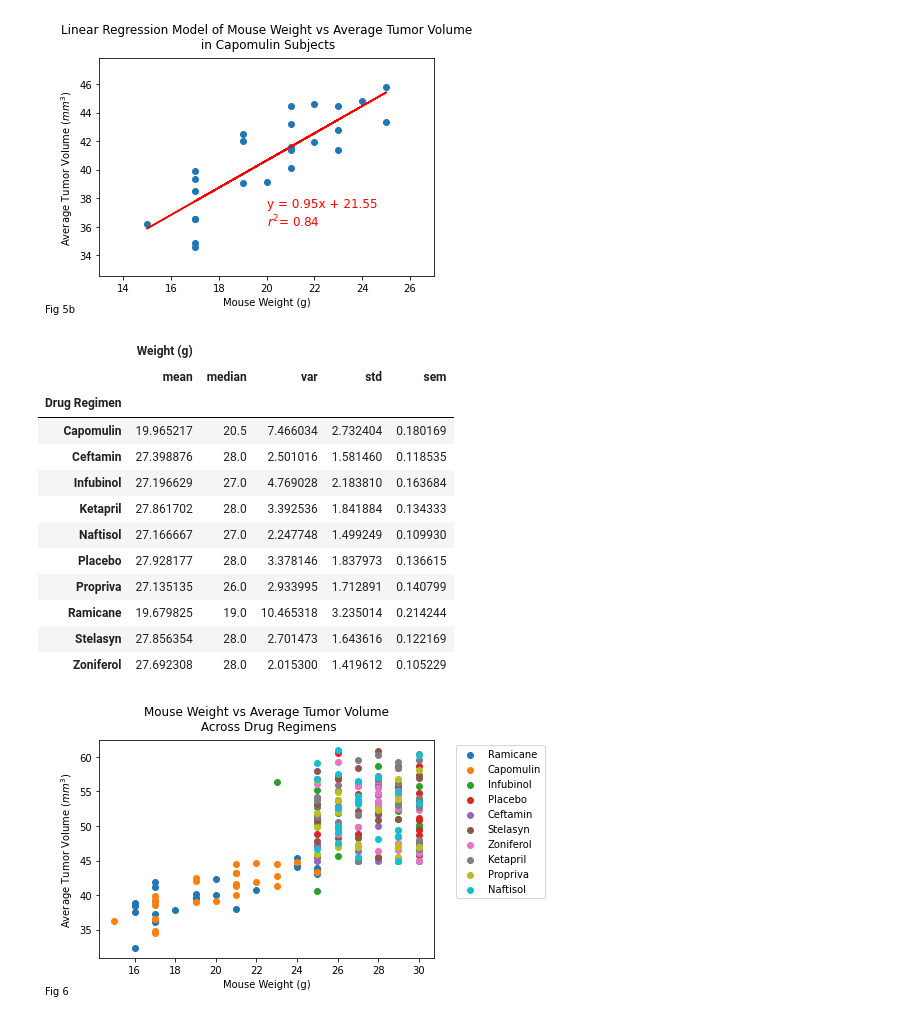
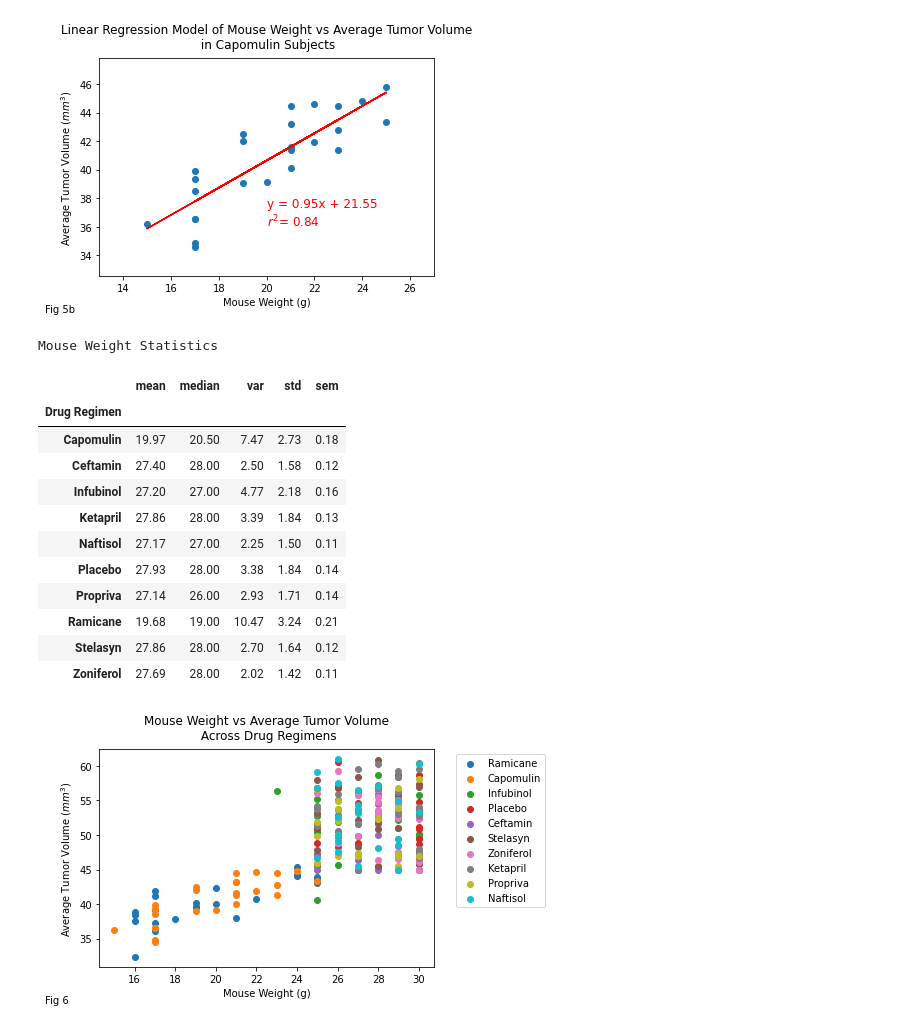
Before and after one commit to FernB/Matplotlib_Homework, a Jupyter notebook: Pymaceuticals/pymaceuticals_starter.ipynb, the cells around one changed output. Cells and saved outputs as stored; diff of their text form; code cells hidden in the pictures.

```diff
--- a/Pymaceuticals/pymaceuticals_starter.ipynb
+++ b/Pymaceuticals/pymaceuticals_starter.ipynb
@@ -305,23 +298,31 @@ plt.figtext(0,0, "Fig 5b")
 plt.show()
 # %% [output]
 [figure]
-# %%
-#calculates mouse weight statistics
-remove_duplicate.groupby("Drug Regimen").agg({"Weight (g)":["mean","median","var","std","sem"]})
-# %% [output]
-|  | Weight (g) |  |  |  |  |
-|  | mean | median | var | std | sem |
-| Drug Regimen |  |  |  |  |  |
-| Capomulin | 19.965217 | 20.5 | 7.466034 | 2.732404 | 0.180169 |
-| Ceftamin | 27.398876 | 28.0 | 2.501016 | 1.581460 | 0.118535 |
-| Infubinol | 27.196629 | 27.0 | 4.769028 | 2.183810 | 0.163684 |
-| Ketapril | 27.861702 | 28.0 | 3.392536 | 1.841884 | 0.134333 |
-| Naftisol | 27.166667 | 27.0 | 2.247748 | 1.499249 | 0.109930 |
-| Placebo | 27.928177 | 28.0 | 3.378146 | 1.837973 | 0.136615 |
-| Propriva | 27.135135 | 26.0 | 2.933995 | 1.712891 | 0.140799 |
-| Ramicane | 19.679825 | 19.0 | 10.465318 | 3.235014 | 0.214244 |
-| Stelasyn | 27.856354 | 28.0 | 2.701473 | 1.643616 | 0.122169 |
-| Zoniferol | 27.692308 | 28.0 | 2.015300 | 1.419612 | 0.105229 |
+# %%
+#calculates mouse weight statistics
+mouseweightstats = remove_duplicate.groupby("Drug Regimen").agg({"Weight (g)":["mean","median","var","std","sem"]})
+mouseweightstats = mouseweightstats.xs('Weight (g)', axis = 1, drop_level = True)
+meanmean = mouseweightstats['mean'].mean()
+meanstd = mouseweightstats['mean'].std()
+e = meanmean - meanstd
+def highlight(i):
+    color = 'yellow' if i < e else ''
+    return 'background-color: %s' % color
+mouseweightstats.style.format('{:.2f}').set_caption('Mouse Weight Statistics').applymap(highlight, subset=['mean'])
+# %% [output]
+Mouse Weight Statistics
+|  | mean | median | var | std | sem |
+| Drug Regimen |  |  |  |  |  |
+| Capomulin | 19.97 | 20.50 | 7.47 | 2.73 | 0.18 |
+| Ceftamin | 27.40 | 28.00 | 2.50 | 1.58 | 0.12 |
+| Infubinol | 27.20 | 27.00 | 4.77 | 2.18 | 0.16 |
+| Ketapril | 27.86 | 28.00 | 3.39 | 1.84 | 0.13 |
+| Naftisol | 27.17 | 27.00 | 2.25 | 1.50 | 0.11 |
+| Placebo | 27.93 | 28.00 | 3.38 | 1.84 | 0.14 |
+| Propriva | 27.14 | 26.00 | 2.93 | 1.71 | 0.14 |
+| Ramicane | 19.68 | 19.00 | 10.47 | 3.24 | 0.21 |
+| Stelasyn | 27.86 | 28.00 | 2.70 | 1.64 | 0.12 |
+| Zoniferol | 27.69 | 28.00 | 2.02 | 1.42 | 0.11 |
 # %%
 #plots mouse weight vs average tumor volume for all regimens
 df = remove_duplicate.groupby(['Drug Regimen','Mouse ID'])['Weight (g)', 'Tumor Volume (mm3)'].mean()
```
Also changed, not shown: parts of 7 cells of this notebook.
